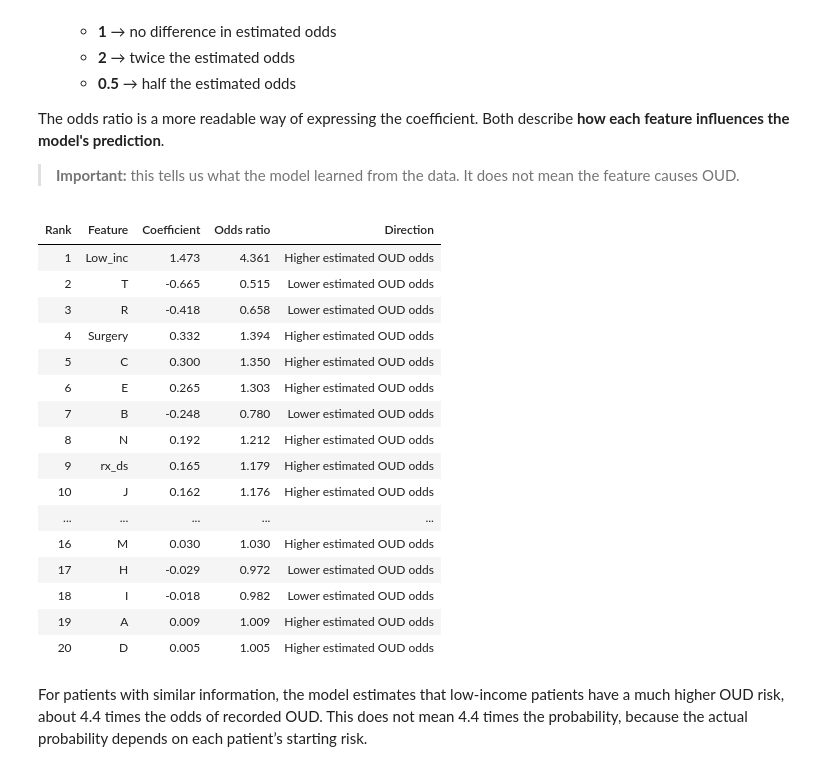
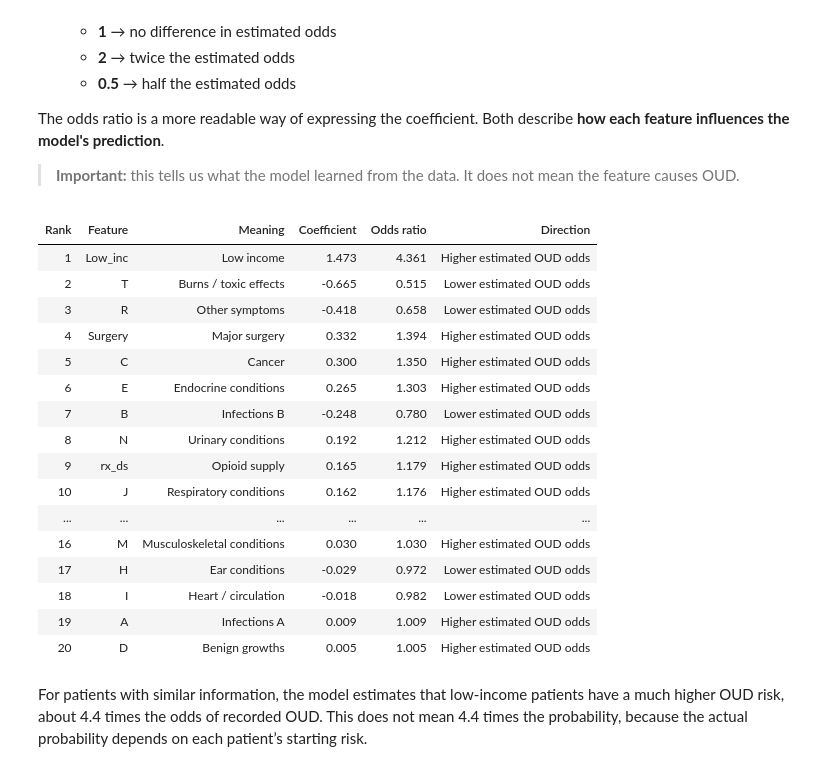
Before and after one commit to IE-ML-for-Healthcare/RAI_opioid_risk_prevention, a Jupyter notebook: ML4HL_OD_RAI_toolbox.ipynb, the cells around one changed output. Saved outputs shown, nothing was run; the diff lists cells and outputs as text; code cells hidden in the pictures.

Commit message:
Refactor interpretation table in ML4HL_OD_RAI_toolbox.ipynb
- Updated the execution count to null for a specific code cell.
- Changed the HTML table ID and updated column headers to include "Meaning" for better clarity.
- Enhanced feature descriptions with student-friendly meanings from the data dictionary.
- Adjusted comments for clarity and conciseness.
- Improved the ranking logic and display of the coefficient table.

```diff
--- a/ML4HL_OD_RAI_toolbox.ipynb
+++ b/ML4HL_OD_RAI_toolbox.ipynb
@@ -472,12 +472,45 @@ logistic_model = base_clf.named_steps["model"]
 feature_names_before_filter = np.asarray(preprocessor.get_feature_names_out())
 retained_features = feature_names_before_filter[variance_filter.get_support()]
 
+# Remove any preprocessing prefixes such as "num__" or "bin__"
+display_features = np.array([
+    name.split("__")[-1] for name in retained_features
+])
+
+# Short, student-friendly meanings from the data dictionary
+feature_meanings = {
+    "Low_inc": "Low income",
+    "Surgery": "Major surgery",
+    "rx_ds": "Opioid supply",
+    "A": "Infections A",
+    "B": "Infections B",
+    "C": "Cancer",
+    "D": "Benign growths",
+    "E": "Endocrine conditions",
+    "F": "Mental health",
+    "H": "Ear conditions",
+    "I": "Heart / circulation",
+    "J": "Respiratory conditions",
+    "K": "Digestive conditions",
+    "L": "Skin conditions",
+    "M": "Musculoskeletal conditions",
+    "N": "Urinary conditions",
+    "R": "Other symptoms",
+    "S": "Injuries",
+    "T": "Burns / toxic effects",
+    "V": "External trauma",
+}
+
 # Logistic regression weights
 coefficients = logistic_model.coef_.ravel()
 
-# Build interpretation table
+# Build the interpretation table
 coefficient_table = pd.DataFrame({
-    "Feature": retained_features,
+    "Feature": display_features,
+    "Meaning": [
+        feature_meanings.get(feature, "")
+        for feature in display_features
+    ],
     "Coefficient": coefficients,
     "Odds ratio": np.exp(coefficients),
     "Direction": np.where(
@@ -489,54 +522,54 @@ coefficient_table = pd.DataFrame({
             "No change",
         ),
     ),
 })
 
-# Rank by strength of influence, regardless of direction
+# Rank by strength of influence, regardless of whether it pushes risk up or down
 coefficient_table["Strength"] = coefficient_table["Coefficient"].abs()
 
 coefficient_table = (
     coefficient_table
     .sort_values("Strength", ascending=False)
     .reset_index(drop=True)
 )
 
-# Add an explicit rank for students
+# Add rank
 coefficient_table.insert(
     0,
     "Rank",
     np.arange(1, len(coefficient_table) + 1)
 )
 
-# Strength was only needed for sorting
+# Strength is only used for sorting
 coefficient_table = coefficient_table.drop(columns="Strength")
 
-# Display the ranked table
+# Display
 display(
     coefficient_table.style
     .hide(axis="index")
     .format({
         "Coefficient": "{:.3f}",
         "Odds ratio": "{:.3f}",
     })
 )
 # %% [output]
-| Rank | Feature | Coefficient | Odds ratio | Direction |
-| 1 | Low_inc | 1.473 | 4.361 | Higher estimated OUD odds |
-| 2 | T | -0.665 | 0.515 | Lower estimated OUD odds |
-| 3 | R | -0.418 | 0.658 | Lower estimated OUD odds |
-| 4 | Surgery | 0.332 | 1.394 | Higher estimated OUD odds |
-| 5 | C | 0.300 | 1.350 | Higher estimated OUD odds |
-| 6 | E | 0.265 | 1.303 | Higher estimated OUD odds |
-| 7 | B | -0.248 | 0.780 | Lower estimated OUD odds |
-| 8 | N | 0.192 | 1.212 | Higher estimated OUD odds |
-| 9 | rx_ds | 0.165 | 1.179 | Higher estimated OUD odds |
-| 10 | J | 0.162 | 1.176 | Higher estimated OUD odds |
-| ... | ... | ... | ... | ... |
-| 16 | M | 0.030 | 1.030 | Higher estimated OUD odds |
-| 17 | H | -0.029 | 0.972 | Lower estimated OUD odds |
-| 18 | I | -0.018 | 0.982 | Lower estimated OUD odds |
-| 19 | A | 0.009 | 1.009 | Higher estimated OUD odds |
-| 20 | D | 0.005 | 1.005 | Higher estimated OUD odds |
+| Rank | Feature | Meaning | Coefficient | Odds ratio | Direction |
+| 1 | Low_inc | Low income | 1.473 | 4.361 | Higher estimated OUD odds |
+| 2 | T | Burns / toxic effects | -0.665 | 0.515 | Lower estimated OUD odds |
+| 3 | R | Other symptoms | -0.418 | 0.658 | Lower estimated OUD odds |
+| 4 | Surgery | Major surgery | 0.332 | 1.394 | Higher estimated OUD odds |
+| 5 | C | Cancer | 0.300 | 1.350 | Higher estimated OUD odds |
+| 6 | E | Endocrine conditions | 0.265 | 1.303 | Higher estimated OUD odds |
+| 7 | B | Infections B | -0.248 | 0.780 | Lower estimated OUD odds |
+| 8 | N | Urinary conditions | 0.192 | 1.212 | Higher estimated OUD odds |
+| 9 | rx_ds | Opioid supply | 0.165 | 1.179 | Higher estimated OUD odds |
+| 10 | J | Respiratory conditions | 0.162 | 1.176 | Higher estimated OUD odds |
+| ... | ... | ... | ... | ... | ... |
+| 16 | M | Musculoskeletal conditions | 0.030 | 1.030 | Higher estimated OUD odds |
+| 17 | H | Ear conditions | -0.029 | 0.972 | Lower estimated OUD odds |
+| 18 | I | Heart / circulation | -0.018 | 0.982 | Lower estimated OUD odds |
+| 19 | A | Infections A | 0.009 | 1.009 | Higher estimated OUD odds |
+| 20 | D | Benign growths | 0.005 | 1.005 | Higher estimated OUD odds |
 # %% [markdown]
 For patients with similar information, the model estimates that low-income patients have a much higher OUD risk, about 4.4 times the odds of recorded OUD. This does not mean 4.4 times the probability, because the actual probability depends on each patient’s starting risk.
 # %%
```
